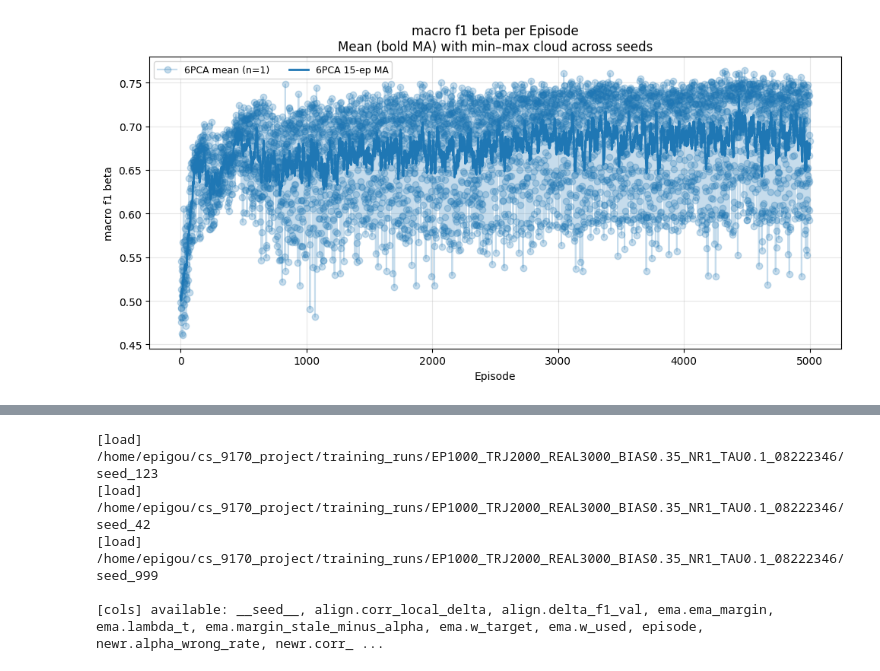
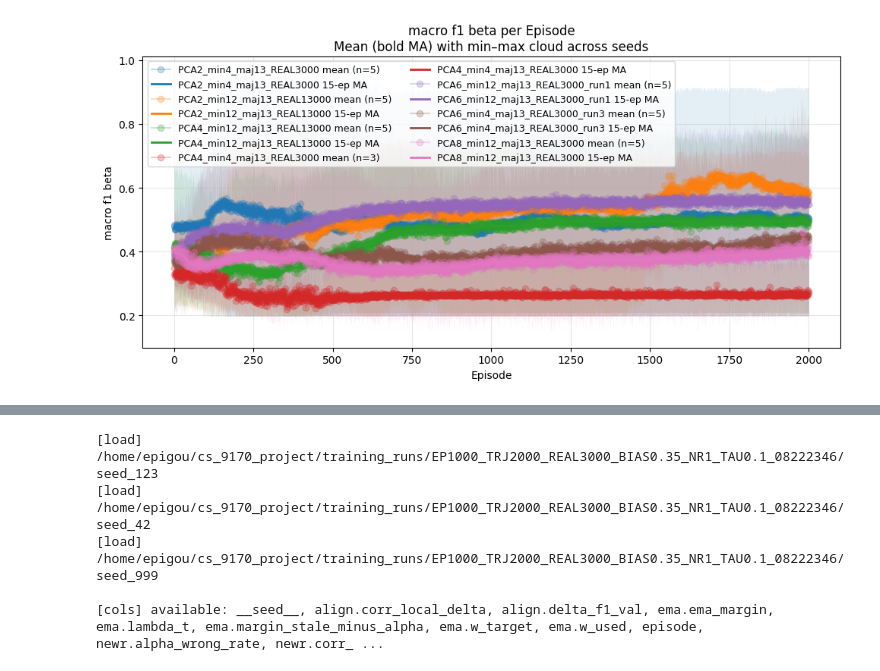
Before and after one commit to LucasHartmanWestern/cs_9170_project, a Jupyter notebook: plot_results.ipynb, the cells around one changed output, grey strips where cells are left out. Saved outputs shown, nothing was run; the diff lists cells and outputs as text; code cells hidden in the pictures.

```diff
--- a/plot_results.ipynb
+++ b/plot_results.ipynb
@@ -91,57 +91,50 @@ PREFERRED_ORDER = [
     "delta_f1_val",
     "corr_local_delta",
 ]
-
-# ---- Set experiment parent folders and labels here ----
-# EXPERIMENT_LABELS = {
-
-#     # # "EP1000_TRJ2000_REAL3000_BIAS0.35_LS0.8-0.8_MODEgauss_nopen_TAU0.1_G202509172018_64cd83df": "gauss_no_pen",
-#     # # "EP1000_TRJ2000_REAL3000_BIAS0.05_LS0.8-0.8_MODEgauss_nopen_TAU0.1_G202509252344_70772320": "slices",
-#     # # "EP1000_TRJ2000_REAL3000_BIAS0.05_LS0.8-0.8_MODEgauss_nopen_TAU0.1_G202509251830_deb5c85e": "New 2.0 Local",
-#     # # "EP1000_TRJ2000_REAL3000_BIAS0.05_LS0.8-0.8_MODEgauss_nopen_TAU0.1_G202509251714_45d3c753": "New local",
-#     # # "EP600_TRJ2000_REAL3000_BIAS0.05_LS0.8-0.8_MODEgauss_nopen_TAU0.1_G202509261049_f840c076": "600 eps test",
-#     # # "EP1000_TRJ2000_REAL3000_BIAS0.05_LS0.8-0.8_MODEgauss_nopen_TAU0.1_G202509260025_b6396d57": "6 PCA",
-#     # # "EP1_TRJ2000_REAL3000_BIAS0.05_LS0.8-0.8_MODEgauss_nopen_TAU0.1_G202509261604_0cd255f4": "broken",
-#     # # "EP1_TRJ2000_REAL3000_BIAS0.05_LS0.8-0.8_MODEgauss_nopen_TAU0.1_G202509261604_0cd255f4": "multiclass",
-#     # # "EP1_TRJ2000_REAL3000_BIAS0.01_LS0.8-0.8_MODEgauss_nopen_TAU0.1_G202509261627_566e963b": "1%",
-#     # #"EP2000_TRJ500_REAL1500_BIAS0.18_LS0.8-0.8_MODElocal_gauss_G202509290041_0761d228": "Running and walking",
-#     # "EP5000_TRJ2000_REAL3000_BIAS0.15_LS0.8-0.8_MODEgauss_nopen_G202509261958_95591eec": "6PCA",
-#     # #"EP5000_TRJ2000_REAL3000_BIAS0.05_LS0.8-0.8_MODEgauss_nopen_TAU0.1_G202509231540_f80e1efd": "6 PCA",
-#     # # "EP2001_TRJ500_REAL1500_BIAS0.18_LS0.8-0.8_MODElocal_gauss_G202509290836_3a3941ff":"min13, maj4",
-#     # # "EP2001_TRJ500_REAL1500_BIAS0.18_LS0.8-0.8_MODElocal_gauss_G202509290836_007df935":"min13, maj5",
-#     # # "EP2001_TRJ500_REAL1500_BIAS0.18_LS0.8-0.8_MODElocal_gauss_G202509290836_103b8cc3":"min13, maj7",
-#     # # "EP2001_TRJ500_REAL1500_BIAS0.18_LS0.8-0.8_MODElocal_gauss_G202509290836_638f3a66":"min13, maj5.2",
-#     # # "EP2001_TRJ500_REAL1500_BIAS0.18_LS0.8-0.8_MODElocal_gauss_G202509290836_681271ec":"min13, maj4.2",
-#     # # "EP2001_TRJ500_REAL1500_BIAS0.18_LS0.8-0.8_MODElocal_gauss_G202509290836_f4ed9a6d":"min13, maj16",
-# }
 # ---- Set experiment parent folders and labels here ----
 EXPERIMENT_LABELS = {
-    "EP2000_PCA2_REWlocal_gauss_minID1_majID0_TRJ2000_REAL3000_BIAS0.25_DATE20251002_G202510011820_40ecd75c": "PCA2_min1_maj0_REAL3000",
-    "EP2000_PCA2_REWlocal_gauss_minID4_majID5_TRJ500_REAL1500_BIAS0.25_DATE20251001_G202510011820_f37b94b6": "PCA2_min4_maj5_REAL1500",
-    "EP2000_PCA2_REWlocal_gauss_minID4_majID5_TRJ2000_REAL3000_BIAS0.25_DATE20251001_G202510011820_2ebdc32f": "PCA2_min4_maj5_REAL3000",
-    "EP2000_PCA2_REWlocal_gauss_minID4_majID13_TRJ500_REAL1500_BIAS0.25_DATE20251001_G202510011820_c1972b0b": "PCA2_min4_maj13_REAL1500",
-    "EP2000_PCA2_REWlocal_gauss_minID4_majID13_TRJ2000_REAL3000_BIAS0.25_DATE20251001_G202510011820_bb0991a8": "PCA2_min4_maj13_REAL3000",
-    "EP2000_PCA2_REWlocal_gauss_minID12_majID13_TRJ500_REAL1500_BIAS0.25_DATE20251001_G202510011820_3c9836ad": "PCA2_min12_maj13_REAL1500",
-    "EP2000_PCA2_REWlocal_gauss_minID12_majID13_TRJ2000_REAL3000_BIAS0.25_DATE20251001_G202510011820_a5ea1764": "PCA2_min12_maj13_REAL3000",
+    # "EP2000_PCA2_REWlocal_gauss_minID1_majID0_TRJ2000_REAL3000_BIAS0.25_DATE20251002_G202510011820_40ecd75c": "PCA2_min1_maj0_REAL3000",
+    # "EP2000_PCA2_REWlocal_gauss_minID4_majID5_TRJ500_REAL1500_BIAS0.25_DATE20251001_G202510011820_f37b94b6": "PCA2_min4_maj5_REAL1500",
+    # "EP2000_PCA2_REWlocal_gauss_minID4_majID5_TRJ2000_REAL3000_BIAS0.25_DATE20251001_G202510011820_2ebdc32f": "PCA2_min4_maj5_REAL3000",
+    # "EP2000_PCA2_REWlocal_gauss_minID4_majID13_TRJ500_REAL1500_BIAS0.25_DATE20251001_G202510011820_c1972b0b": "PCA2_min4_maj13_REAL1500",
+    # "EP2000_PCA2_REWlocal_gauss_minID4_majID13_TRJ2000_REAL3000_BIAS0.25_DATE20251001_G202510011820_bb0991a8": "PCA2_min4_maj13_REAL3000",
+    # "EP2000_PCA2_REWlocal_gauss_minID12_majID13_TRJ500_REAL1500_BIAS0.25_DATE20251001_G202510011820_3c9836ad": "PCA2_min12_maj13_REAL1500",
+    # "EP2000_PCA2_REWlocal_gauss_minID12_majID13_TRJ2000_REAL3000_BIAS0.25_DATE20251001_G202510011820_a5ea1764": "PCA2_min12_maj13_REAL3000",
 
-    "EP2000_PCA3_REWlocal_gauss_minID1_majID0_TRJ500_REAL1500_BIAS0.25_DATE20251002_G202510011820_50a73e66": "PCA3_min1_maj0_REAL1500",
-    "EP2000_PCA3_REWlocal_gauss_minID1_majID0_TRJ2000_REAL3000_BIAS0.25_DATE20251002_G202510011820_796c1d63": "PCA3_min1_maj0_REAL3000",
-    "EP2000_PCA3_REWlocal_gauss_minID4_majID5_TRJ500_REAL1500_BIAS0.25_DATE20251002_G202510011820_4a9945c5": "PCA3_min4_maj5_REAL1500",
-    "EP2000_PCA3_REWlocal_gauss_minID4_majID5_TRJ2000_REAL3000_BIAS0.25_DATE20251002_G202510011820_b75e0068": "PCA3_min4_maj5_REAL3000",
-    "EP2000_PCA3_REWlocal_gauss_minID4_majID13_TRJ500_REAL1500_BIAS0.25_DATE20251002_G202510011820_277866e7": "PCA3_min4_maj13_REAL1500",
-    "EP2000_PCA3_REWlocal_gauss_minID4_majID13_TRJ2000_REAL3000_BIAS0.25_DATE20251002_G202510011820_1d4b24df": "PCA3_min4_maj13_REAL3000",
-    "EP2000_PCA3_REWlocal_gauss_minID12_majID13_TRJ500_REAL1500_BIAS0.25_DATE20251002_G202510011820_32251aa9": "PCA3_min12_maj13_REAL1500",
-    "EP2000_PCA3_REWlocal_gauss_minID12_majID13_TRJ2000_REAL3000_BIAS0.25_DATE20251002_G202510011820_507db65a": "PCA3_min12_maj13_REAL3000",
+    # "EP2000_PCA3_REWlocal_gauss_minID1_majID0_TRJ500_REAL1500_BIAS0.25_DATE20251002_G202510011820_50a73e66": "PCA3_min1_maj0_REAL1500",
+    # "EP2000_PCA3_REWlocal_gauss_minID1_majID0_TRJ2000_REAL3000_BIAS0.25_DATE20251002_G202510011820_796c1d63": "PCA3_min1_maj0_REAL3000",
+    # "EP2000_PCA3_REWlocal_gauss_minID4_majID5_TRJ500_REAL1500_BIAS0.25_DATE20251002_G202510011820_4a9945c5": "PCA3_min4_maj5_REAL1500",
+    # "EP2000_PCA3_REWlocal_gauss_minID4_majID5_TRJ2000_REAL3000_BIAS0.25_DATE20251002_G202510011820_b75e0068": "PCA3_min4_maj5_REAL3000",
+    # "EP2000_PCA3_REWlocal_gauss_minID4_majID13_TRJ500_REAL1500_BIAS0.25_DATE20251002_G202510011820_277866e7": "PCA3_min4_maj13_REAL1500",
+    # "EP2000_PCA3_REWlocal_gauss_minID4_majID13_TRJ2000_REAL3000_BIAS0.25_DATE20251002_G202510011820_1d4b24df": "PCA3_min4_maj13_REAL3000",
+    # "EP2000_PCA3_REWlocal_gauss_minID12_majID13_TRJ500_REAL1500_BIAS0.25_DATE20251002_G202510011820_32251aa9": "PCA3_min12_maj13_REAL1500",
+    # "EP2000_PCA3_REWlocal_gauss_minID12_majID13_TRJ2000_REAL3000_BIAS0.25_DATE20251002_G202510011820_507db65a": "PCA3_min12_maj13_REAL3000",
 
-    "EP2000_PCA4_REWlocal_gauss_minID1_majID0_TRJ500_REAL1500_BIAS0.25_DATE20251002_G202510011820_45de1efe": "PCA4_min1_maj0_REAL1500",
-    "EP2000_PCA4_REWlocal_gauss_minID1_majID0_TRJ2000_REAL3000_BIAS0.25_DATE20251002_G202510011820_27fd9114": "PCA4_min1_maj0_REAL3000",
-    "EP2000_PCA4_REWlocal_gauss_minID4_majID5_TRJ500_REAL1500_BIAS0.25_DATE20251002_G202510011820_9624db4a": "PCA4_min4_maj5_REAL1500",
-    "EP2000_PCA4_REWlocal_gauss_minID4_majID5_TRJ2000_REAL3000_BIAS0.25_DATE20251002_G202510011820_4c8c56d3": "PCA4_min4_maj5_REAL3000",
-    "EP2000_PCA4_REWlocal_gauss_minID4_majID13_TRJ500_REAL1500_BIAS0.25_DATE20251002_G202510011820_da7707ed": "PCA4_min4_maj13_REAL1500",
-    "EP2000_PCA4_REWlocal_gauss_minID4_majID13_TRJ2000_REAL3000_BIAS0.25_DATE20251002_G202510011820_41d4d883": "PCA4_min4_maj13_REAL3000",
-    "EP2000_PCA4_REWlocal_gauss_minID12_majID13_TRJ500_REAL1500_BIAS0.25_DATE20251002_G202510011820_9c54ef60": "PCA4_min12_maj13_REAL1500",
-    "EP2000_PCA4_REWlocal_gauss_minID12_majID13_TRJ2000_REAL3000_BIAS0.25_DATE20251002_G202510011820_c3a495df": "PCA4_min12_maj13_REAL3000",
+    # "EP2000_PCA4_REWlocal_gauss_minID1_majID0_TRJ500_REAL1500_BIAS0.25_DATE20251002_G202510011820_45de1efe": "PCA4_min1_maj0_REAL1500",
+    # "EP2000_PCA4_REWlocal_gauss_minID1_majID0_TRJ2000_REAL3000_BIAS0.25_DATE20251002_G202510011820_27fd9114": "PCA4_min1_maj0_REAL3000",
+    # "EP2000_PCA4_REWlocal_gauss_minID4_majID5_TRJ500_REAL1500_BIAS0.25_DATE20251002_G202510011820_9624db4a": "PCA4_min4_maj5_REAL1500",
+    # "EP2000_PCA4_REWlocal_gauss_minID4_majID5_TRJ2000_REAL3000_BIAS0.25_DATE20251002_G202510011820_4c8c56d3": "PCA4_min4_maj5_REAL3000",
+    # "EP2000_PCA4_REWlocal_gauss_minID4_majID13_TRJ500_REAL1500_BIAS0.25_DATE20251002_G202510011820_da7707ed": "PCA4_min4_maj13_REAL1500",
+    # "EP2000_PCA4_REWlocal_gauss_minID4_majID13_TRJ2000_REAL3000_BIAS0.25_DATE20251002_G202510011820_41d4d883": "PCA4_min4_maj13_REAL3000",
+    # "EP2000_PCA4_REWlocal_gauss_minID12_majID13_TRJ500_REAL1500_BIAS0.25_DATE20251002_G202510011820_9c54ef60": "PCA4_min12_maj13_REAL1500",
+    # "EP2000_PCA4_REWlocal_gauss_minID12_majID13_TRJ2000_REAL3000_BIAS0.25_DATE20251002_G202510011820_c3a495df": "PCA4_min12_maj13_REAL3000",
 }
+
+EXPERIMENT_LABELS = {
+    "EP2000_PCA2_REWlocal_gauss_minID4_majID13_TRJ2000_REAL3000_BIAS0.25_DATE20251009_G202510091407_e14c1dae": "PCA2_min4_maj13_REAL3000",
+    "EP2000_PCA2_REWlocal_gauss_minID12_majID13_TRJ2000_REAL3000_BIAS0.25_DATE20251009_G202510091407_120c07e8": "PCA2_min12_maj13_REAL13000",
+
+    "EP2000_PCA4_REWlocal_gauss_minID12_majID13_TRJ2000_REAL3000_BIAS0.25_DATE20251010_G202510091407_a9a07ea4": "PCA4_min12_maj13_REAL13000",
+    "EP2000_PCA4_REWlocal_gauss_minID4_majID13_TRJ2000_REAL3000_BIAS0.25_DATE20251010_G202510091407_fdfd8101":  "PCA4_min4_maj13_REAL3000",
+
+    "EP2000_PCA6_REWlocal_gauss_minID12_majID13_TRJ2000_REAL3000_BIAS0.25_DATE20251010_G202510091407_2fabbf6f": "PCA6_min12_maj13_REAL3000_run1",
+    "EP2000_PCA6_REWlocal_gauss_minID4_majID13_TRJ2000_REAL3000_BIAS0.25_DATE20251010_G202510091407_z789fdcf": "PCA6_min4_maj13_REAL3000_run2",
+
+    "EP2000_PCA8_REWlocal_gauss_minID4_majID13_TRJ2000_REAL3000_BIAS0.25_DATE20251010_G202510091407_9995a415": "PCA6_min4_maj13_REAL3000_run3",
+    "EP2000_PCA8_REWlocal_gauss_minID12_majID13_TRJ2000_REAL3000_BIAS0.25_DATE20251010_G202510091407_01bd3b25": "PCA8_min12_maj13_REAL3000"
+}
+
+
 
 
 
@@ -591,7 +584,7 @@ def main():
         print("  -", strip_prefix(c))
 
     plot_groups(groups, plot_cols, window=WINDOW)
-    plot_final_bars(groups, include_baselines=["alpha", "beta", "oversample"])
+    plot_final_bars(groups)
     #plot_final_bars(groups)
     # "alpha"
     # "beta"
@@ -619 +620 @@ Will plot these metrics:
-[figure, old version]
+[figure, new version]
```
Also changed, not shown: parts of 1 cell of this notebook, 2 other files.
